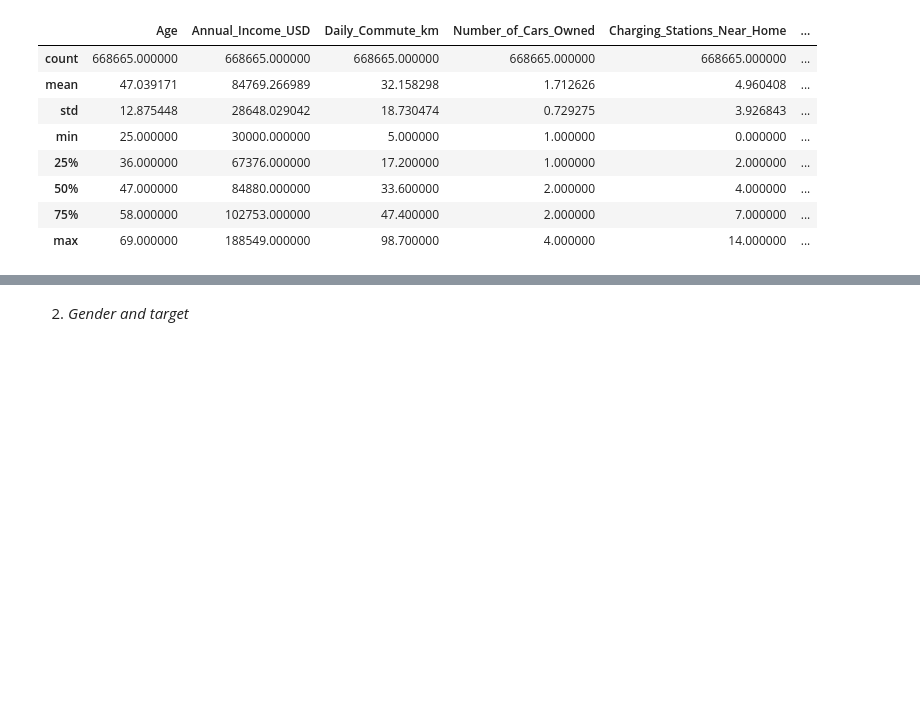
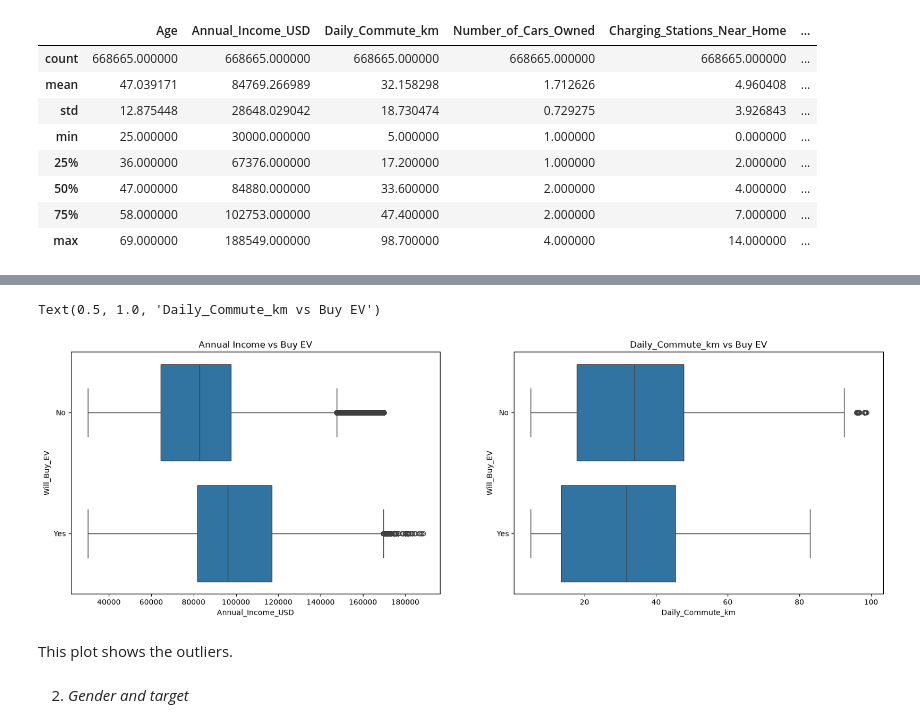
Before and after one commit to Pauloade123/Kaggle-Hackathon, a Jupyter notebook: notebook.ipynb, the cells around one changed output, grey strips where cells are left out. Cells and saved outputs as stored; diff of their text form; code cells hidden in the pictures; blank space fills up the shorter version.

```diff
--- a/notebook.ipynb
+++ b/notebook.ipynb
@@ -127,3 +176,32 @@ From the plot, it shows that people around the age of 46-55 will buy an EV. This
+# %%
+fig, ax = plt.subplots(1, 2, figsize=(20,6))
+
+
+sns.boxplot(
+    df,
+    x='Annual_Income_USD',
+    y='Will_Buy_EV',
+    ax=ax[0]
+)
+ax[0].set_xlabel('Annual_Income_USD')
+ax[0].set_ylabel('Will_Buy_EV')
+ax[0].set_title('Annual Income vs Buy EV')
+
+
+sns.boxplot(
+    df,
+    x='Daily_Commute_km',
+    y='Will_Buy_EV',
+    ax=ax[1]
+)
+ax[1].set_xlabel('Daily_Commute_km')
+ax[1].set_ylabel('Will_Buy_EV')
+ax[1].set_title('Daily_Commute_km vs Buy EV')
+# %% [output]
+Text(0.5, 1.0, 'Daily_Commute_km vs Buy EV')
+[figure, added]
+# %% [markdown]
+This plot shows the outliers.
 # %% [markdown]
 2. *Gender and target*
 # %%
```
Also changed, not shown: parts of 25 cells of this notebook.
